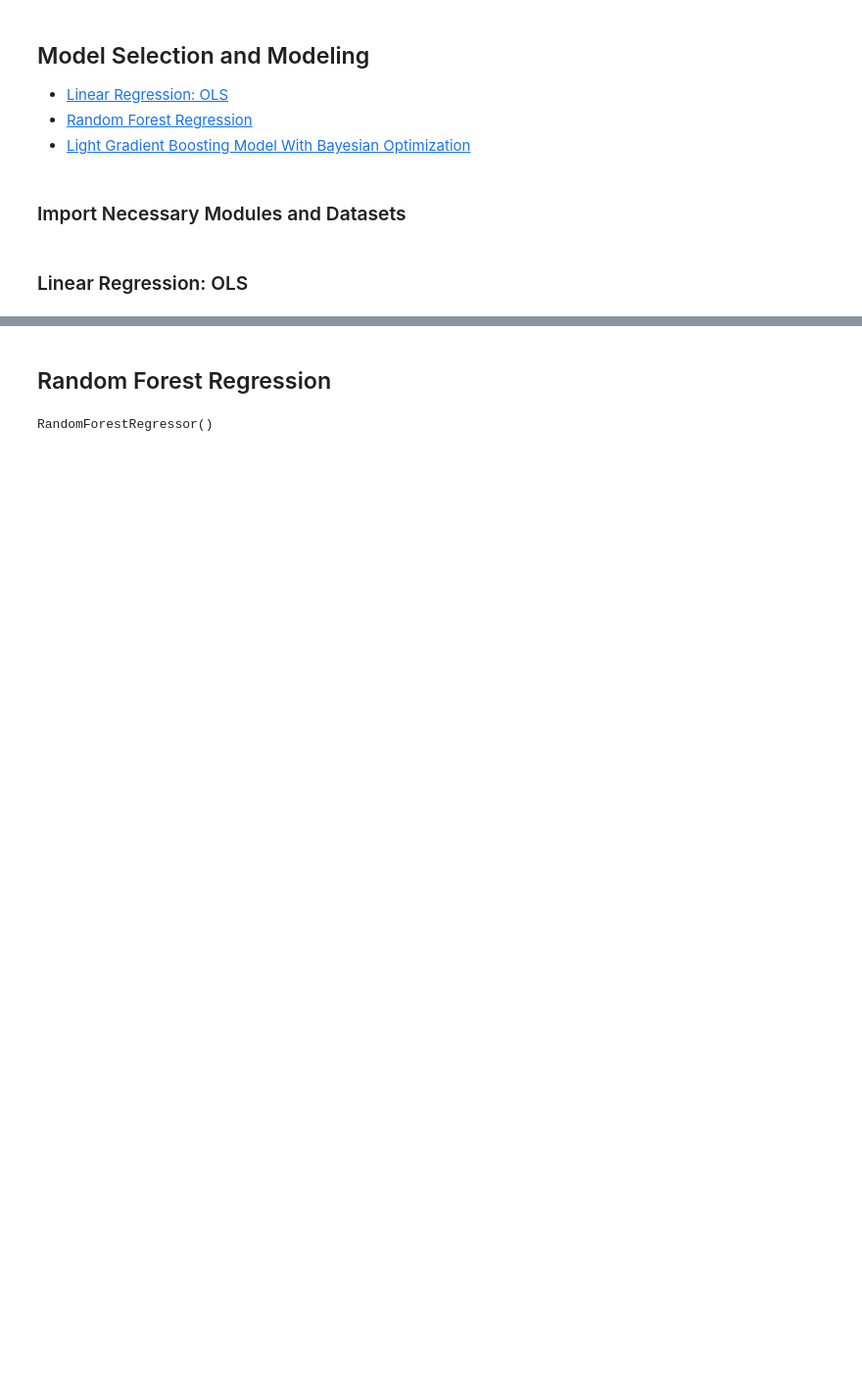
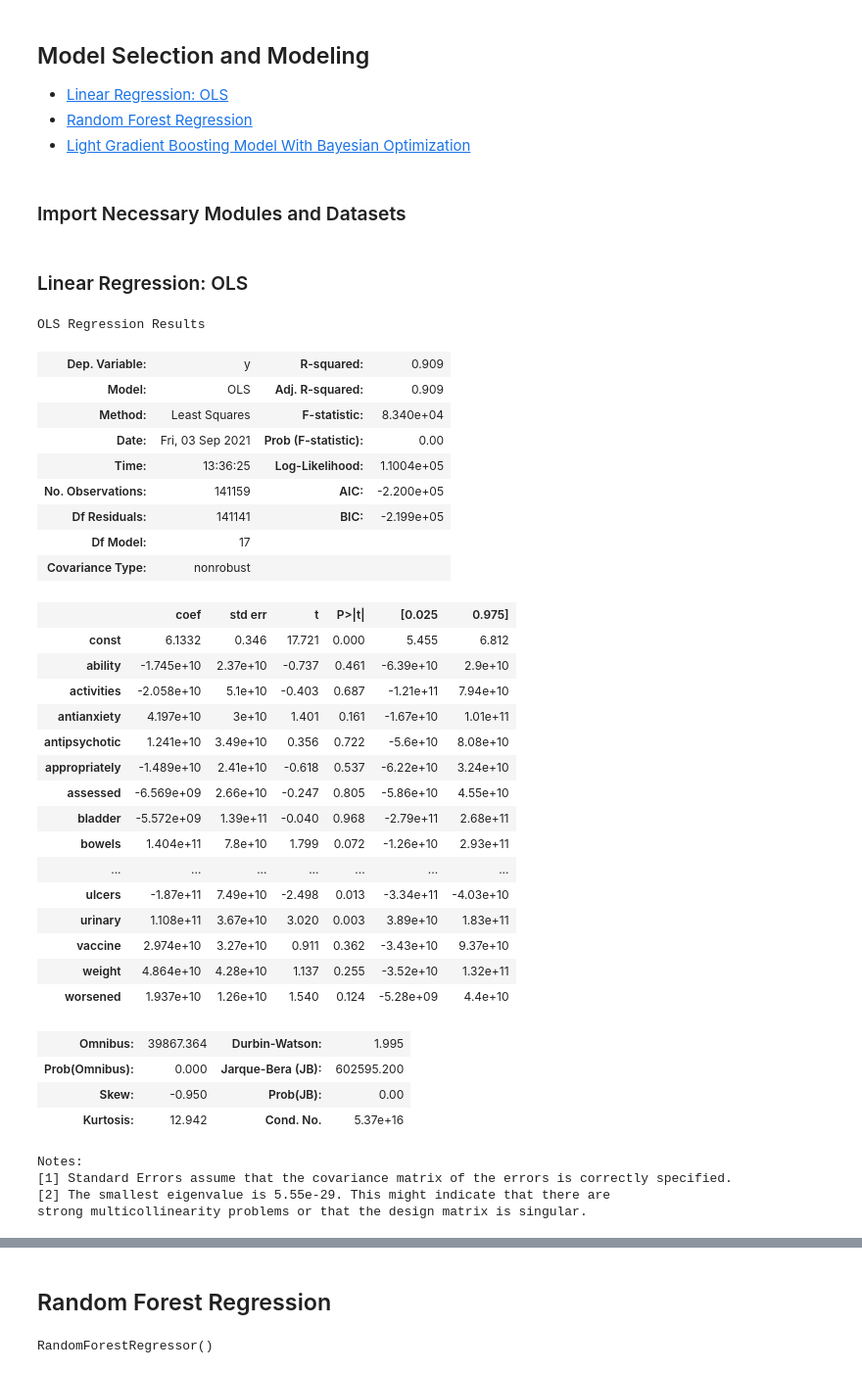
Before and after one commit to jonahwinninghoff/Causal-Analysis-Nursing-Home, a Jupyter notebook: Modeling/Predictive Modeling.ipynb, the cells around one changed output, grey strips where cells are left out. Shown at 98% size. Saved outputs shown, nothing was run; the diff lists cells and outputs as text; code cells hidden in the pictures; blank space fills up the shorter version.

Commit message:
Add files via upload
Add TFIDF

```diff
--- a/Modeling/Predictive Modeling.ipynb
+++ b/Modeling/Predictive Modeling.ipynb
@@ -71,3 +96,44 @@ y_test = np.load(io.BytesIO(response.content))
 # %% [markdown]
 ### Linear Regression: OLS <a id ='lm'></a>
+# %%
+X_TFIDF_train_wconstant = sm.add_constant(X_TFIDF_train)
+model = sm.OLS(y_train,X_TFIDF_train_wconstant)
+TFIDF_fitted_lm = model.fit()
+
+display(TFIDF_fitted_lm.summary())
+# %% [output]
+OLS Regression Results
+| Dep. Variable: | y | R-squared: | 0.909 |
+| Model: | OLS | Adj. R-squared: | 0.909 |
+| Method: | Least Squares | F-statistic: | 8.340e+04 |
+| Date: | Fri, 03 Sep 2021 | Prob (F-statistic): | 0.00 |
+| Time: | 13:36:25 | Log-Likelihood: | 1.1004e+05 |
+| No. Observations: | 141159 | AIC: | -2.200e+05 |
+| Df Residuals: | 141141 | BIC: | -2.199e+05 |
+| Df Model: | 17 |  |  |
+| Covariance Type: | nonrobust |  |  |
+|  | coef | std err | t | P>|t| | [0.025 | 0.975] |
+| const | 6.1332 | 0.346 | 17.721 | 0.000 | 5.455 | 6.812 |
+| ability | -1.745e+10 | 2.37e+10 | -0.737 | 0.461 | -6.39e+10 | 2.9e+10 |
+| activities | -2.058e+10 | 5.1e+10 | -0.403 | 0.687 | -1.21e+11 | 7.94e+10 |
+| antianxiety | 4.197e+10 | 3e+10 | 1.401 | 0.161 | -1.67e+10 | 1.01e+11 |
+| antipsychotic | 1.241e+10 | 3.49e+10 | 0.356 | 0.722 | -5.6e+10 | 8.08e+10 |
+| appropriately | -1.489e+10 | 2.41e+10 | -0.618 | 0.537 | -6.22e+10 | 3.24e+10 |
+| assessed | -6.569e+09 | 2.66e+10 | -0.247 | 0.805 | -5.86e+10 | 4.55e+10 |
+| bladder | -5.572e+09 | 1.39e+11 | -0.040 | 0.968 | -2.79e+11 | 2.68e+11 |
+| bowels | 1.404e+11 | 7.8e+10 | 1.799 | 0.072 | -1.26e+10 | 2.93e+11 |
+| ... | ... | ... | ... | ... | ... | ... |
+| ulcers | -1.87e+11 | 7.49e+10 | -2.498 | 0.013 | -3.34e+11 | -4.03e+10 |
+| urinary | 1.108e+11 | 3.67e+10 | 3.020 | 0.003 | 3.89e+10 | 1.83e+11 |
+| vaccine | 2.974e+10 | 3.27e+10 | 0.911 | 0.362 | -3.43e+10 | 9.37e+10 |
+| weight | 4.864e+10 | 4.28e+10 | 1.137 | 0.255 | -3.52e+10 | 1.32e+11 |
+| worsened | 1.937e+10 | 1.26e+10 | 1.540 | 0.124 | -5.28e+09 | 4.4e+10 |
+| Omnibus: | 39867.364 | Durbin-Watson: | 1.995 |
+| Prob(Omnibus): | 0.000 | Jarque-Bera (JB): | 602595.200 |
+| Skew: | -0.950 | Prob(JB): | 0.00 |
+| Kurtosis: | 12.942 | Cond. No. | 5.37e+16 |
+Notes:
+[1] Standard Errors assume that the covariance matrix of the errors is correctly specified.
+[2] The smallest eigenvalue is 5.55e-29. This might indicate that there are
+strong multicollinearity problems or that the design matrix is singular.
 # %%
```
Also changed, not shown: parts of 26 cells of this notebook.
